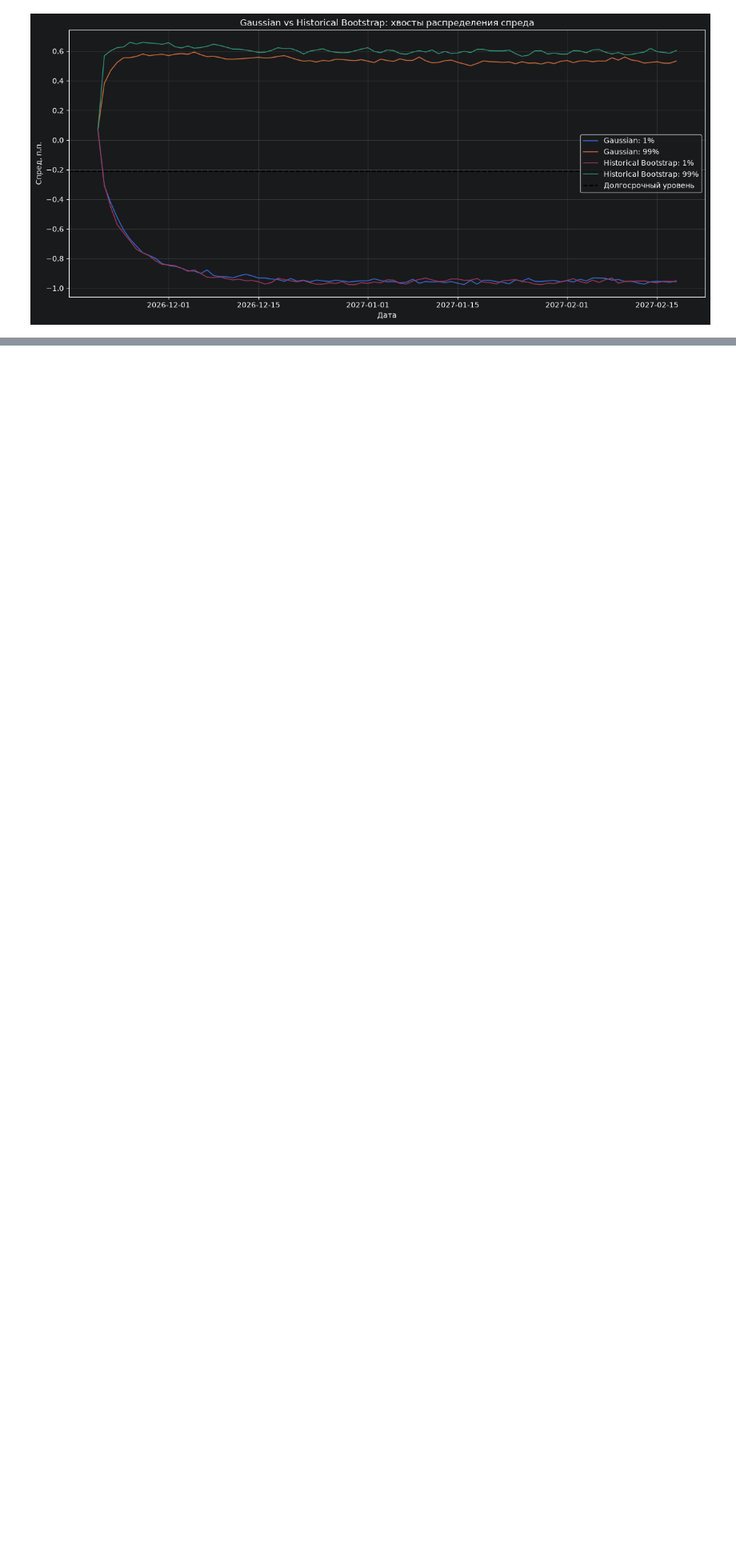
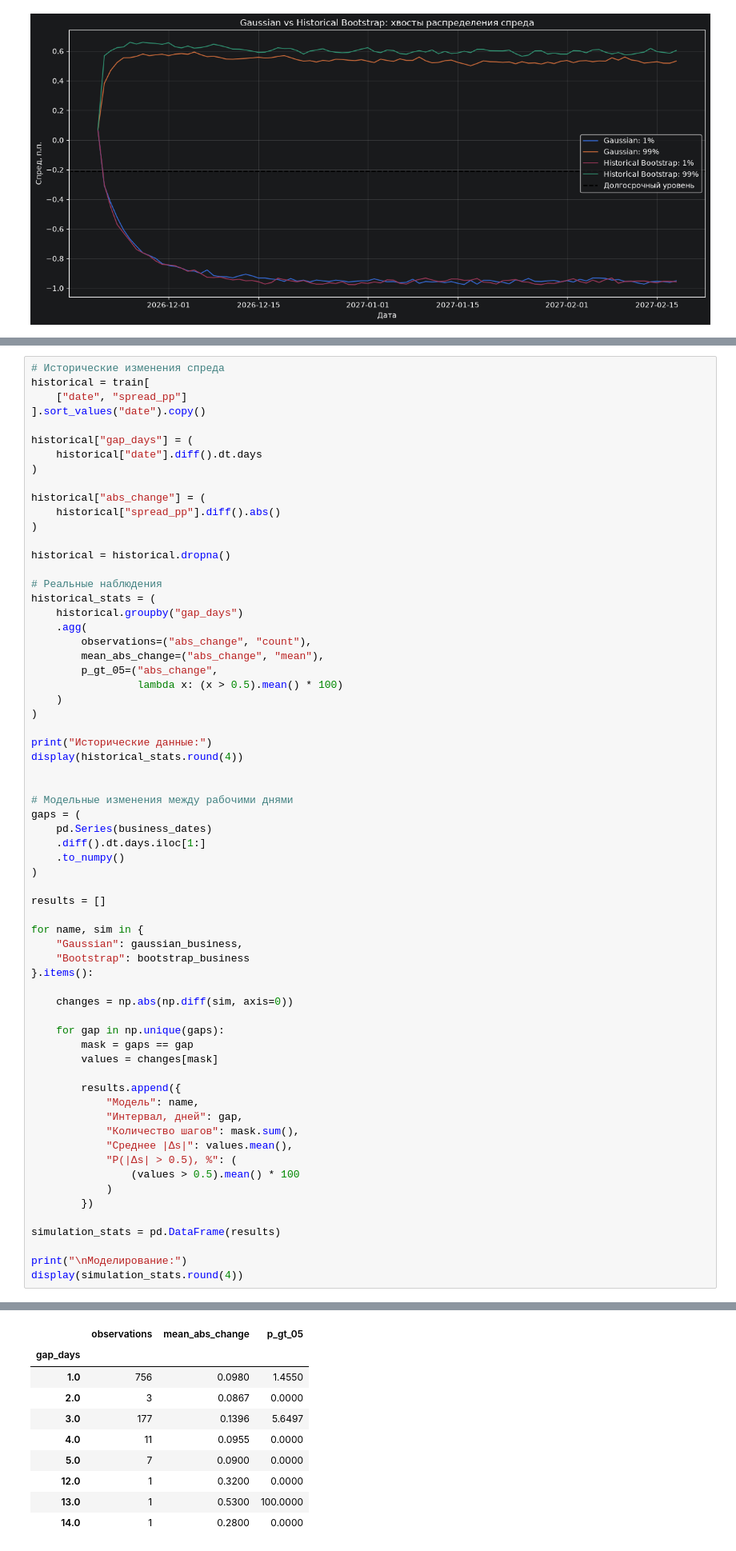
Before and after one commit to blbl-blbl/russian-interest-rate-models, a Jupyter notebook: notebooks/04_vasicek_monte_carlo.ipynb, the cells around one changed output, grey strips where cells are left out. Shown at 80% size. Drawn from its saved outputs; the diff is of its cells as text; blank space fills up the shorter version.

```diff
--- a/notebooks/04_vasicek_monte_carlo.ipynb
+++ b/notebooks/04_vasicek_monte_carlo.ipynb
@@ -412,0 +495,66 @@ plt.show()
+# %%
+# Исторические изменения спреда
+historical = train[
+    ["date", "spread_pp"]
+].sort_values("date").copy()
+
+historical["gap_days"] = (
+    historical["date"].diff().dt.days
+)
+
+historical["abs_change"] = (
+    historical["spread_pp"].diff().abs()
+)
+
+historical = historical.dropna()
+
+# Реальные наблюдения
+historical_stats = (
+    historical.groupby("gap_days")
+    .agg(
+        observations=("abs_change", "count"),
+        mean_abs_change=("abs_change", "mean"),
+        p_gt_05=("abs_change",
+                 lambda x: (x > 0.5).mean() * 100)
+    )
+)
+
+print("Исторические данные:")
+display(historical_stats.round(4))
+
+
+# Модельные изменения между рабочими днями
+gaps = (
+    pd.Series(business_dates)
+    .diff().dt.days.iloc[1:]
+    .to_numpy()
+)
+
+results = []
+
+for name, sim in {
+    "Gaussian": gaussian_business,
+    "Bootstrap": bootstrap_business
+}.items():
+
+    changes = np.abs(np.diff(sim, axis=0))
+
+    for gap in np.unique(gaps):
+        mask = gaps == gap
+        values = changes[mask]
+
+        results.append({
+            "Модель": name,
+            "Интервал, дней": gap,
+            "Количество шагов": mask.sum(),
+            "Среднее |Δs|": values.mean(),
+            "P(|Δs| > 0.5), %": (
+                (values > 0.5).mean() * 100
+            )
+        })
+
+simulation_stats = pd.DataFrame(results)
+
+print("\nМоделирование:")
+display(simulation_stats.round(4))
+# %% [output]
@@ -412,0 +562,10 @@ plt.show()
+|  | observations | mean_abs_change | p_gt_05 |
+| gap_days |  |  |  |
+| 1.0 | 756 | 0.0980 | 1.4550 |
+| 2.0 | 3 | 0.0867 | 0.0000 |
+| 3.0 | 177 | 0.1396 | 5.6497 |
+| 4.0 | 11 | 0.0955 | 0.0000 |
+| 5.0 | 7 | 0.0900 | 0.0000 |
+| 12.0 | 1 | 0.3200 | 0.0000 |
+| 13.0 | 1 | 0.5300 | 100.0000 |
+| 14.0 | 1 | 0.2800 | 0.0000 |
```
Also changed, not shown: parts of 7 cells of this notebook.
